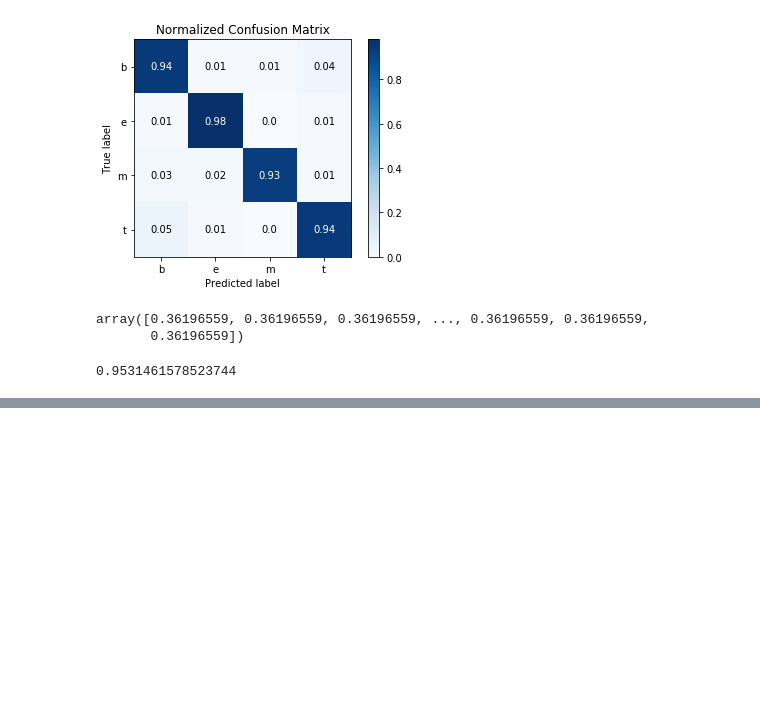
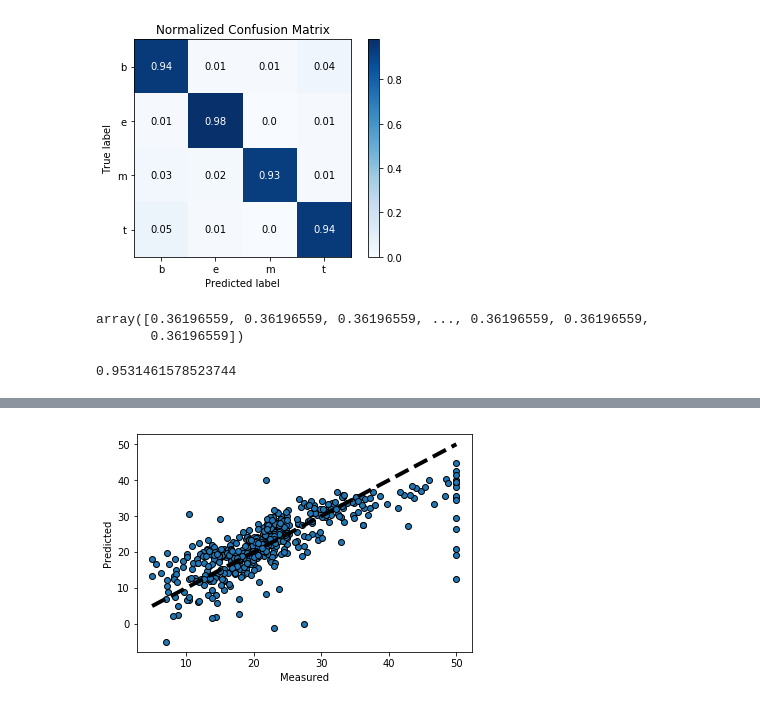
Before and after one commit to zxenia/textclf, a Jupyter notebook: clf_newsAggregator.ipynb, the cells around one changed output, grey strips where cells are left out. Saved outputs shown, nothing was run; the diff lists cells and outputs as text; code cells hidden in the pictures; blank space fills up the shorter version.

```diff
--- a/clf_newsAggregator.ipynb
+++ b/clf_newsAggregator.ipynb
@@ -452,0 +452,22 @@ NameError: name 'y' is not defined
+# %%
+from sklearn import datasets
+from sklearn.model_selection import cross_val_predict
+from sklearn import linear_model
+import matplotlib.pyplot as plt
+
+lr = linear_model.LinearRegression()
+boston = datasets.load_boston()
+y = boston.target
+
+# cross_val_predict returns an array of the same size as `y` where each entry
+# is a prediction obtained by cross validation:
+predicted = cross_val_predict(lr, boston.data, y, cv=10)
+
+fig, ax = plt.subplots()
+ax.scatter(y, predicted, edgecolors=(0, 0, 0))
+ax.plot([y.min(), y.max()], [y.min(), y.max()], 'k--', lw=4)
+ax.set_xlabel('Measured')
+ax.set_ylabel('Predicted')
+plt.show()
+# %% [output]
+[figure, added]
```
Also changed, not shown: parts of 2 cells of this notebook.
